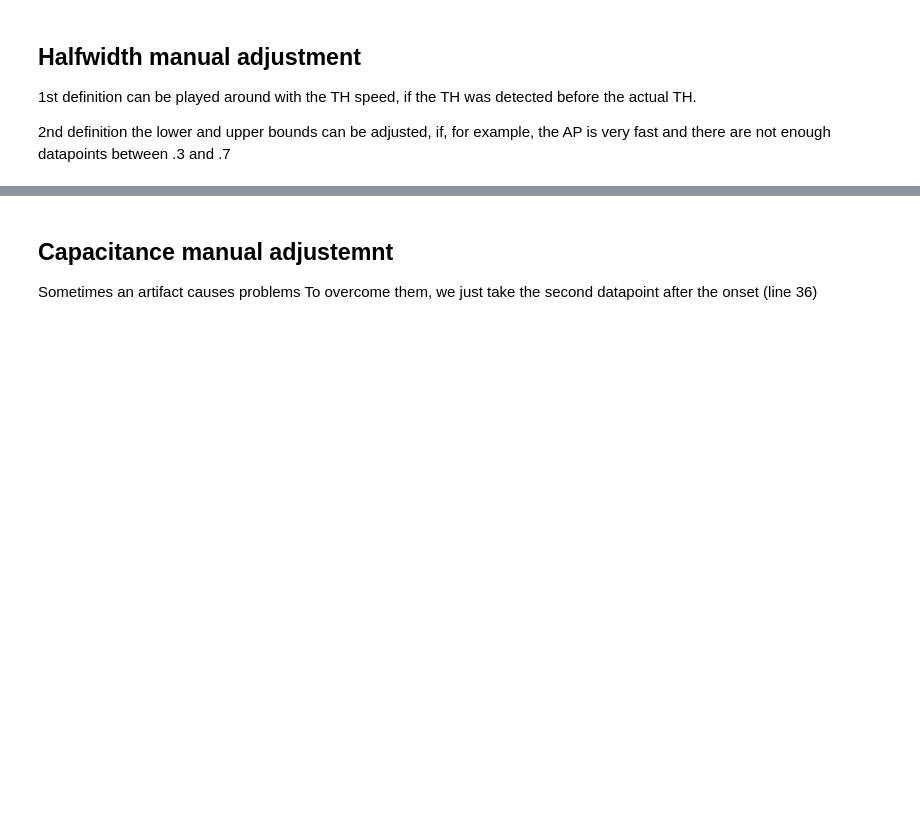
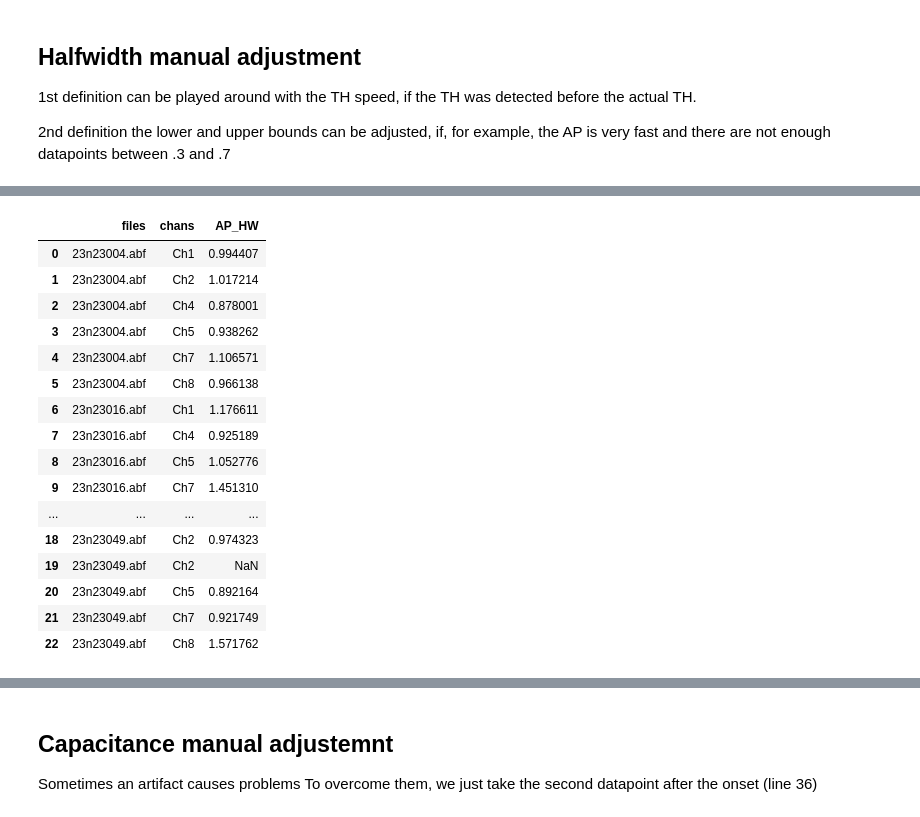
Before and after one commit to verjiniaM/Human-slice-scripts, a Jupyter notebook: manual_fix_notebook_and_some_useful_plots.ipynb, the cells around one changed output, grey strips where cells are left out. Saved outputs shown, nothing was run; the diff lists cells and outputs as text; code cells hidden in the pictures; blank space fills up the shorter version.

```diff
--- a/manual_fix_notebook_and_some_useful_plots.ipynb
+++ b/manual_fix_notebook_and_some_useful_plots.ipynb
@@ -238,3 +237,23 @@ MAX number of AP = 1 for Ch6
+# %%
+df33
+# %% [output]
+|  | files | chans | AP_HW |
+| 0 | 23n23004.abf | Ch1 | 0.994407 |
+| 1 | 23n23004.abf | Ch2 | 1.017214 |
+| 2 | 23n23004.abf | Ch4 | 0.878001 |
+| 3 | 23n23004.abf | Ch5 | 0.938262 |
+| 4 | 23n23004.abf | Ch7 | 1.106571 |
+| 5 | 23n23004.abf | Ch8 | 0.966138 |
+| 6 | 23n23016.abf | Ch1 | 1.176611 |
+| 7 | 23n23016.abf | Ch4 | 0.925189 |
+| 8 | 23n23016.abf | Ch5 | 1.052776 |
+| 9 | 23n23016.abf | Ch7 | 1.451310 |
+| ... | ... | ... | ... |
+| 18 | 23n23049.abf | Ch2 | 0.974323 |
+| 19 | 23n23049.abf | Ch2 | NaN |
+| 20 | 23n23049.abf | Ch5 | 0.892164 |
+| 21 | 23n23049.abf | Ch7 | 0.921749 |
+| 22 | 23n23049.abf | Ch8 | 1.571762 |
 # %%
 #print the parameters and change them in the QC_intrinsic properties dataframe
 
```
Also changed, not shown: parts of 3 cells of this notebook, 17 other files.
